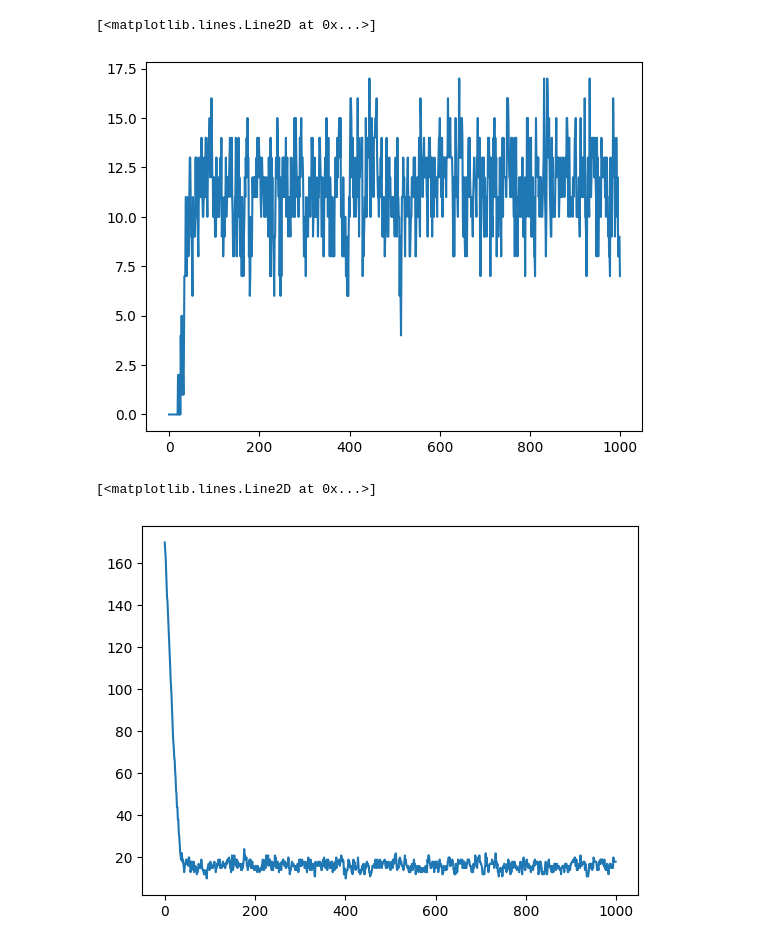
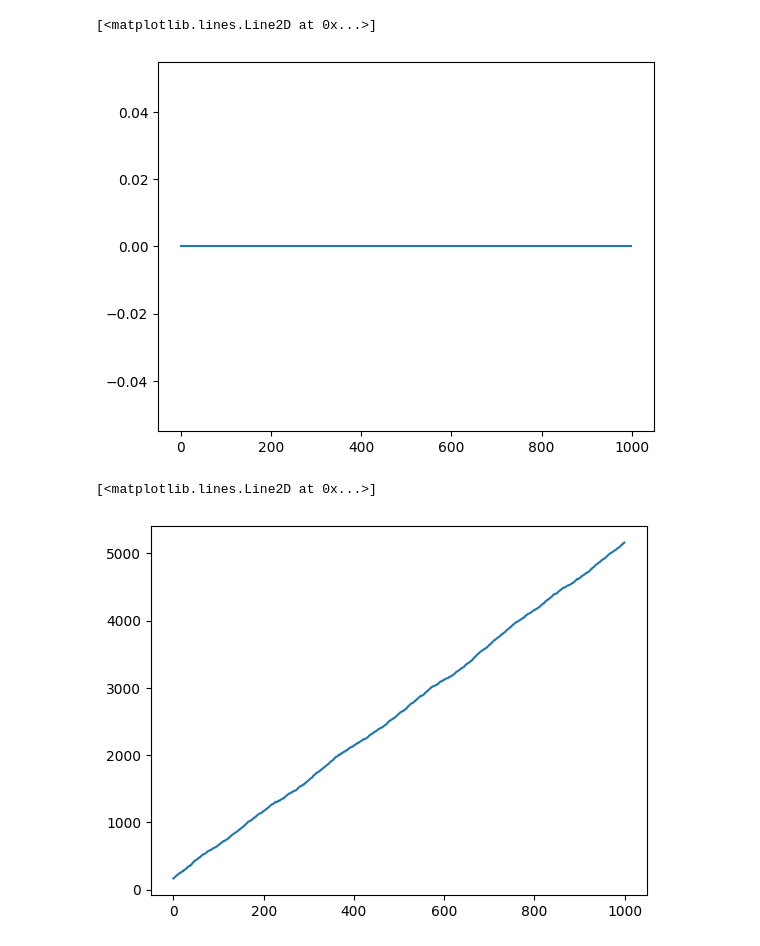
Before and after one commit to CCarissimo/trucks, a Jupyter notebook: trucks.ipynb, the cells around one changed output. Saved outputs shown, nothing was run; the diff lists cells and outputs as text; code cells hidden in the pictures.

```diff
--- a/trucks.ipynb
+++ b/trucks.ipynb
@@ -24,5 +66,11 @@ def add_random_objects(inventory, incoming=1):
 # %%
+# three nodes A, B, C with connecting links between them
+nodes = [0, 1, 2]
+
 initial_inventory_size = 100
+truck_capacity = 10
+truck_locations = [0, 2, 1]
+
 inventory = {}
 
 for node in nodes:
@@ -32,15 +80,11 @@ for node in nodes:
         if obj != node:
             inventory[node].append(obj)
 
-truck_capacity = 10
-
 trucks = {
     0: [],
     1: [],
     2: []
 }
-
-truck_locations = [0, 2, 1]
 
 tmap = {
     0: {0: 1, 1: 0},
@@ -48,11 +92,12 @@ tmap = {
     2: {1: 2, 2: 1}
 }
 
-M = {}
+M0 = {}
+
+iterations = 1000
 # %%
-iterations = 1000
-
 for t in range(iterations):
+    initial_inventory_size = np.sum([len(inventory[node]) for node in nodes])
 
     # fill trucks
     for truck, boot in trucks.items():
@@ -83,20 +128,23 @@ for t in range(iterations):
         for obj in boot:
             boot.pop()
 
+    sum_loaded_objs = initial_inventory_size - inventory_size
+
     # grow inventory
-    inventory = add_random_objects(inventory, incoming=5)
+    inventory = add_random_objects(inventory, incoming=10)
 
-    M[t] = {
+    M0[t] = {
         "empty_spots": empty_spots,
-        "inventory_size": inventory_size
+        "inventory_size": inventory_size,
+        "loaded": sum_loaded_objs
     }
 # %%
-plt.plot([M[t]["empty_spots"] for t in M.keys()])
+plt.plot([M0[t]["empty_spots"] for t in M0.keys()])
 # %% [output]
 [<matplotlib.lines.Line2D at 0x...>]
-[figure, old version]
+[figure, new version]
 # %%
-plt.plot([M[t]["inventory_size"] for t in M.keys()])
+plt.plot([M0[t]["inventory_size"] for t in M0.keys()])
 # %% [output]
 [<matplotlib.lines.Line2D at 0x...>]
-[figure, old version]
+[figure, new version]
```
Also changed, not shown: parts of 11 cells of this notebook, 1 other file.
